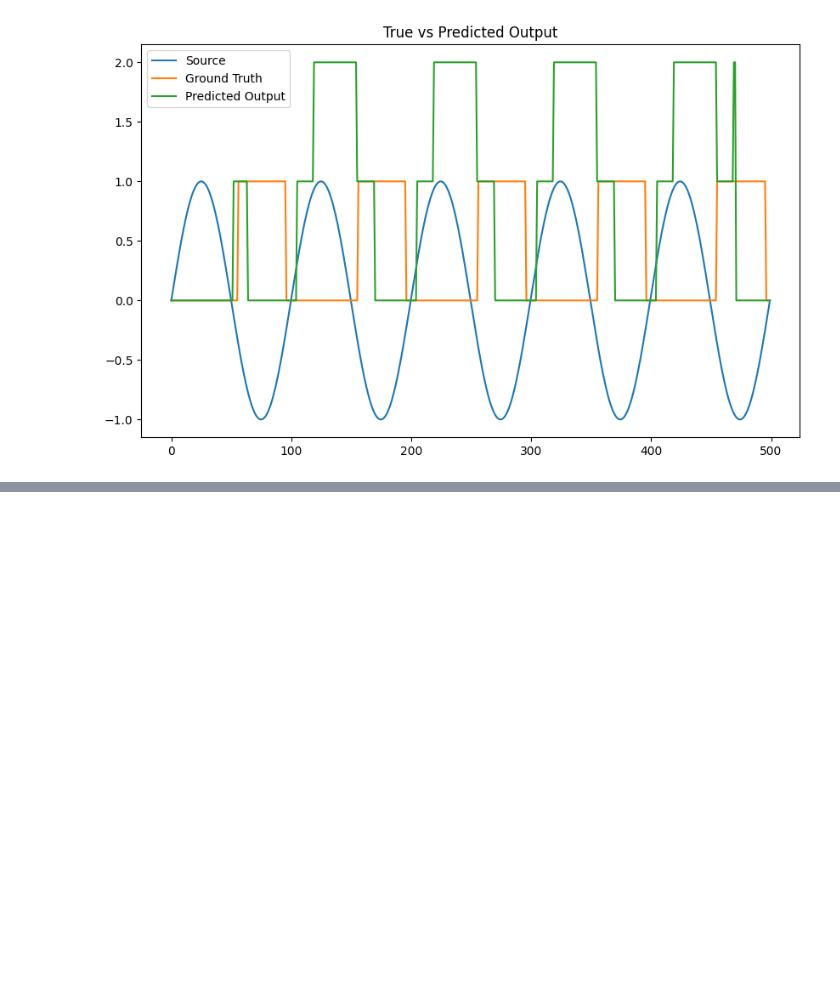
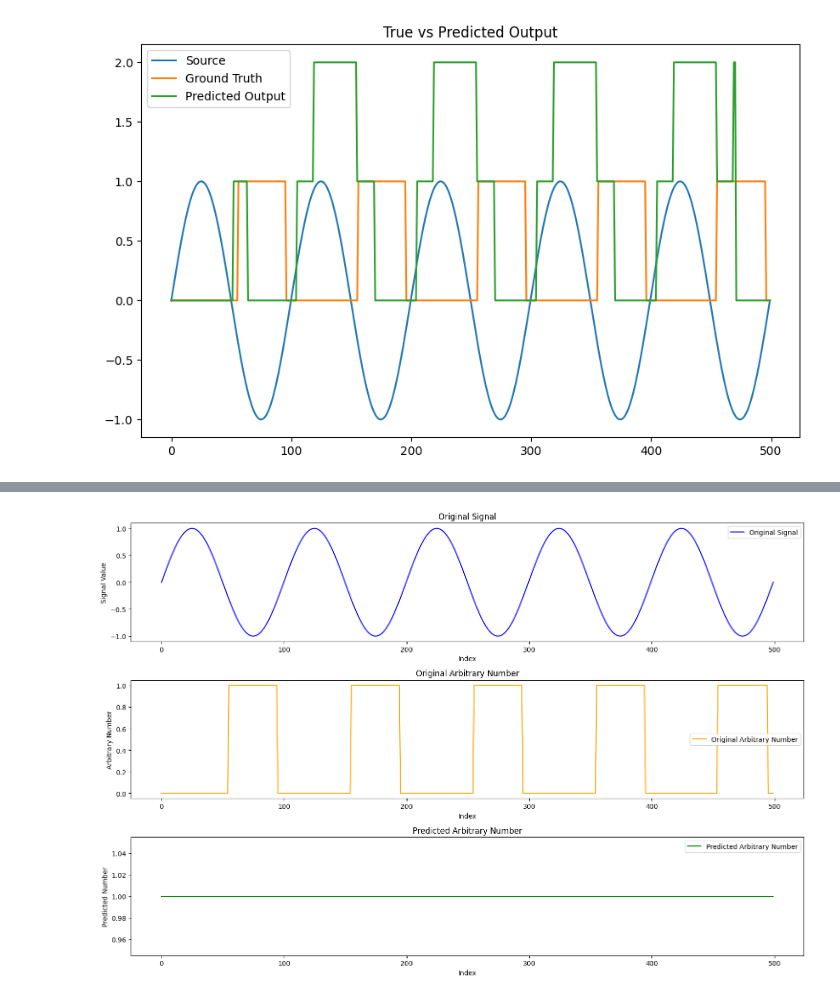
Before and after one commit to DCel567/PatchClamp_nn, a Jupyter notebook: shitty_shit.ipynb, the cells around one changed output, grey strips where cells are left out. Saved outputs shown, nothing was run; the diff lists cells and outputs as text; code cells hidden in the pictures; blank space fills up the shorter version.

Commit message:
testsss

```diff
--- a/shitty_shit.ipynb
+++ b/shitty_shit.ipynb
@@ -193,0 +256,34 @@ plt.show()
+# %%
+reshaped_data = jopa.reshape(-1)
+
+
+plt.figure(figsize=(15, 10))
+
+# Original Signal
+plt.subplot(3, 1, 1)
+plt.plot(test_encoder_input[0, :, 0], label='Original Signal', color='blue')
+plt.title('Original Signal')
+plt.xlabel('Index')
+plt.ylabel('Signal Value')
+plt.legend()
+
+# Original Arbitrary Number
+plt.subplot(3, 1, 2) #data.index
+plt.plot(test_decoder_target[0, :, 0], label='Original Arbitrary Number', color='orange')
+plt.title('Original Arbitrary Number')
+plt.xlabel('Index')
+plt.ylabel('Arbitrary Number')
+plt.legend()
+
+# Predicted Arbitrary Number
+plt.subplot(3, 1, 3) # data.index[-len(y_test):]
+plt.plot(reshaped_data, label='Predicted Arbitrary Number', color='green')
+plt.title('Predicted Arbitrary Number')
+plt.xlabel('Index')
+plt.ylabel('Predicted Number')
+plt.legend()
+
+plt.tight_layout()
+plt.show()
+# %% [output]
+[figure, added]
```
Also changed, not shown: parts of 3 cells of this notebook.
